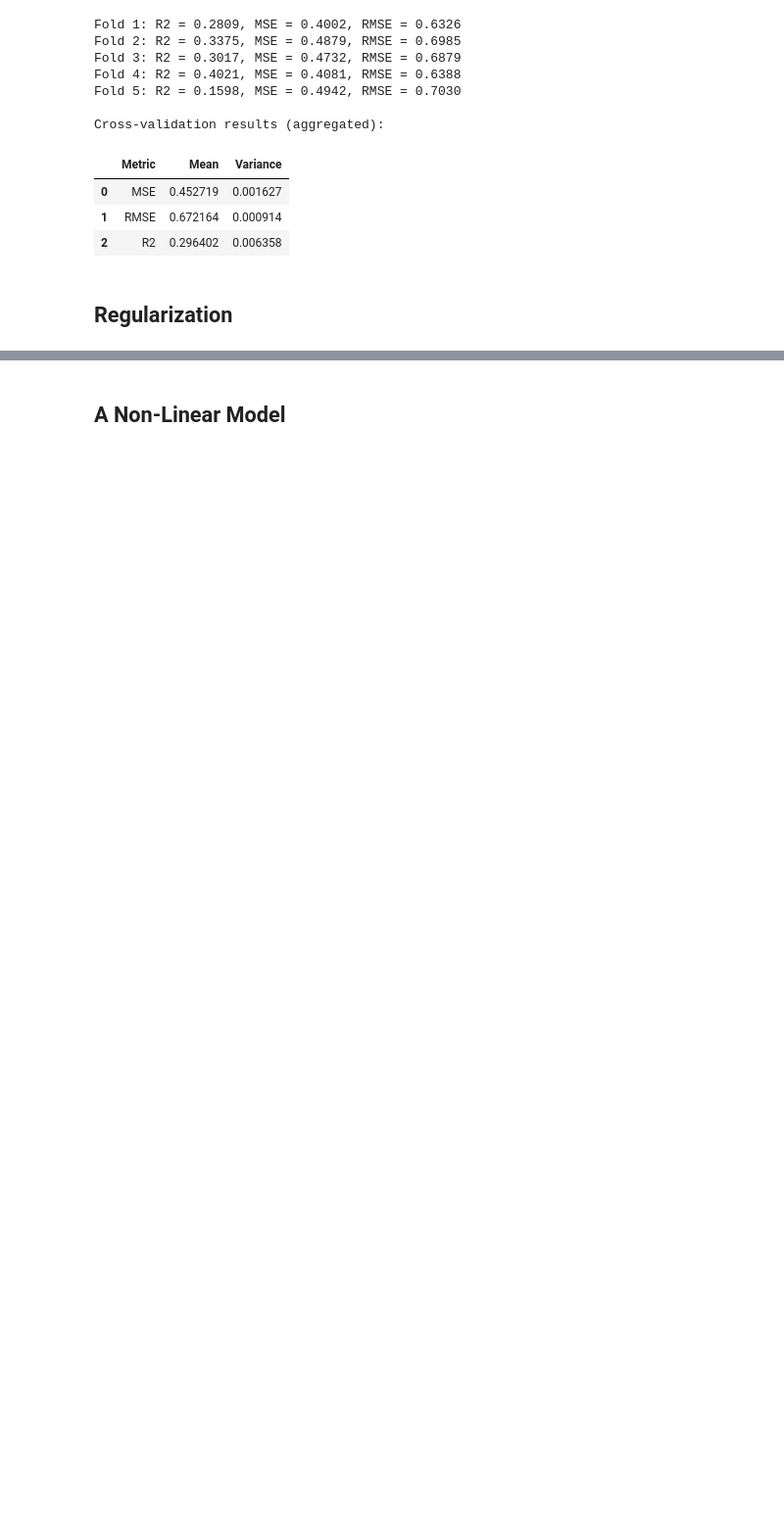
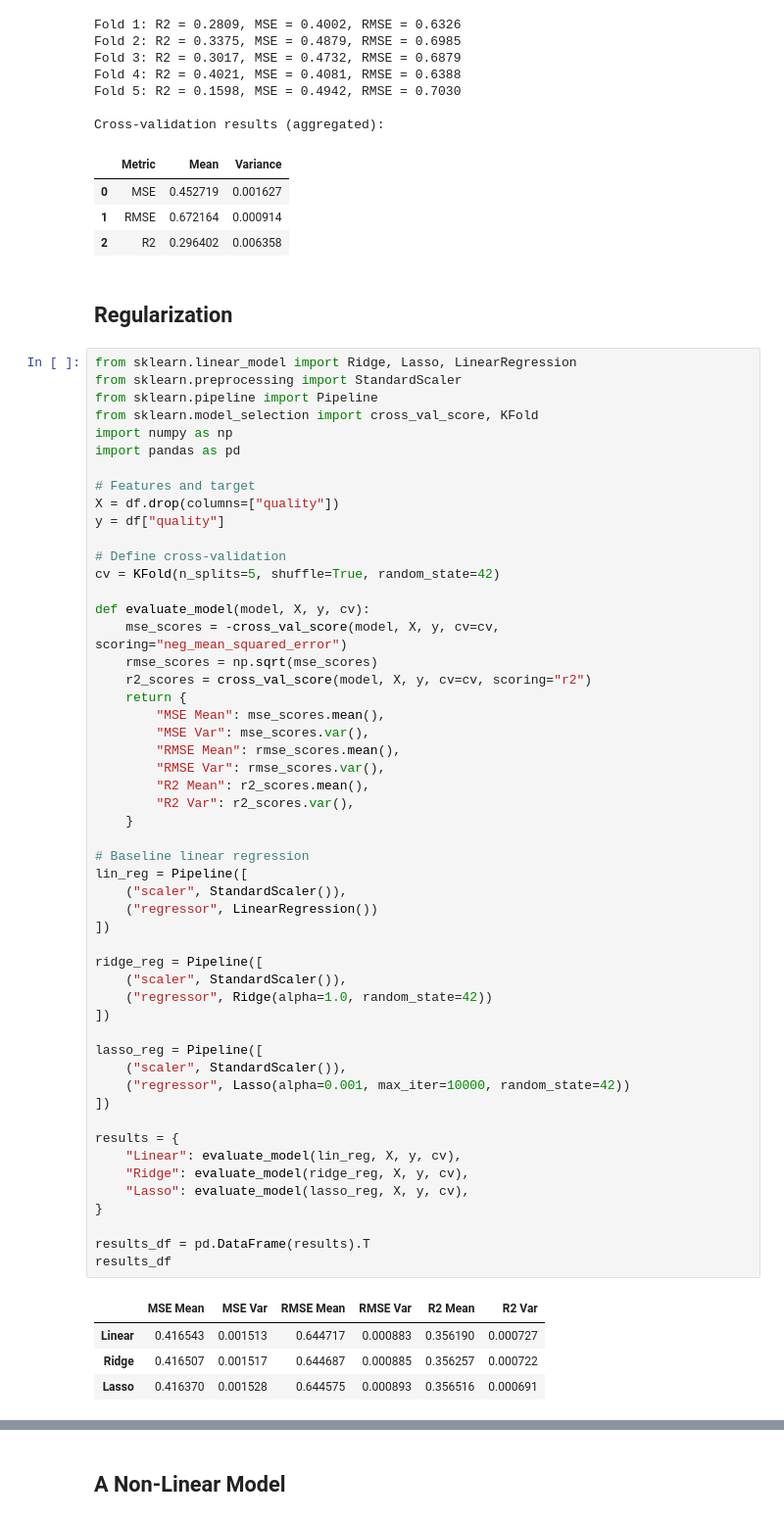
Before and after one commit to SigurdRiseth/idatg2208-assignment-1, a Jupyter notebook: notebooks/05_feature_importance_and_advanced_models.ipynb, the cells around one changed output, grey strips where cells are left out. Shown: that part at 98% size. Cells and saved outputs as stored; diff of their text form; blank space fills up the shorter version.

```diff
--- a/notebooks/05_feature_importance_and_advanced_models.ipynb
+++ b/notebooks/05_feature_importance_and_advanced_models.ipynb
@@ -80,3 +84,60 @@ Cross-validation results (aggregated):
 | 2 | R2 | 0.296402 | 0.006358 |
 # %% [markdown]
 ## Regularization
+# %%
+from sklearn.linear_model import Ridge, Lasso, LinearRegression
+from sklearn.preprocessing import StandardScaler
+from sklearn.pipeline import Pipeline
+from sklearn.model_selection import cross_val_score, KFold
+import numpy as np
+import pandas as pd
+
+# Features and target
+X = df.drop(columns=["quality"])
+y = df["quality"]
+
+# Define cross-validation
+cv = KFold(n_splits=5, shuffle=True, random_state=42)
+
+def evaluate_model(model, X, y, cv):
+    mse_scores = -cross_val_score(model, X, y, cv=cv, scoring="neg_mean_squared_error")
+    rmse_scores = np.sqrt(mse_scores)
+    r2_scores = cross_val_score(model, X, y, cv=cv, scoring="r2")
+    return {
+        "MSE Mean": mse_scores.mean(),
+        "MSE Var": mse_scores.var(),
+        "RMSE Mean": rmse_scores.mean(),
+        "RMSE Var": rmse_scores.var(),
+        "R2 Mean": r2_scores.mean(),
+        "R2 Var": r2_scores.var(),
+    }
+
+# Baseline linear regression
+lin_reg = Pipeline([
+    ("scaler", StandardScaler()),
+    ("regressor", LinearRegression())
+])
+
+ridge_reg = Pipeline([
+    ("scaler", StandardScaler()),
+    ("regressor", Ridge(alpha=1.0, random_state=42))
+])
+
+lasso_reg = Pipeline([
+    ("scaler", StandardScaler()),
+    ("regressor", Lasso(alpha=0.001, max_iter=10000, random_state=42))
+])
+
+results = {
+    "Linear": evaluate_model(lin_reg, X, y, cv),
+    "Ridge": evaluate_model(ridge_reg, X, y, cv),
+    "Lasso": evaluate_model(lasso_reg, X, y, cv),
+}
+
+results_df = pd.DataFrame(results).T
+results_df
+# %% [output]
+|  | MSE Mean | MSE Var | RMSE Mean | RMSE Var | R2 Mean | R2 Var |
+| Linear | 0.416543 | 0.001513 | 0.644717 | 0.000883 | 0.356190 | 0.000727 |
+| Ridge | 0.416507 | 0.001517 | 0.644687 | 0.000885 | 0.356257 | 0.000722 |
+| Lasso | 0.416370 | 0.001528 | 0.644575 | 0.000893 | 0.356516 | 0.000691 |
```
Also changed, not shown: parts of 3 cells of this notebook, 4 other files.
